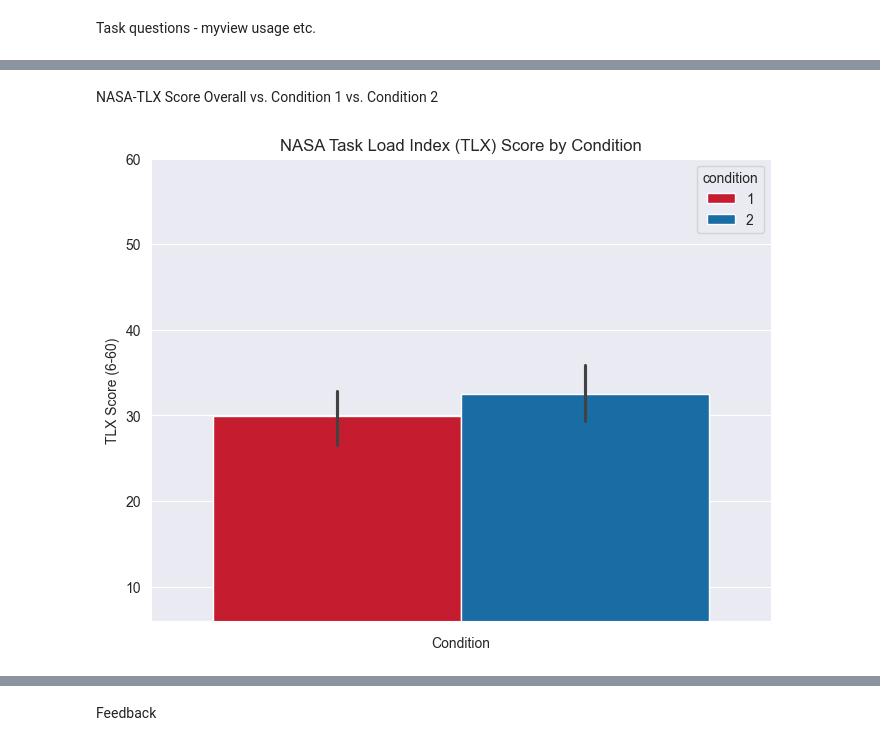
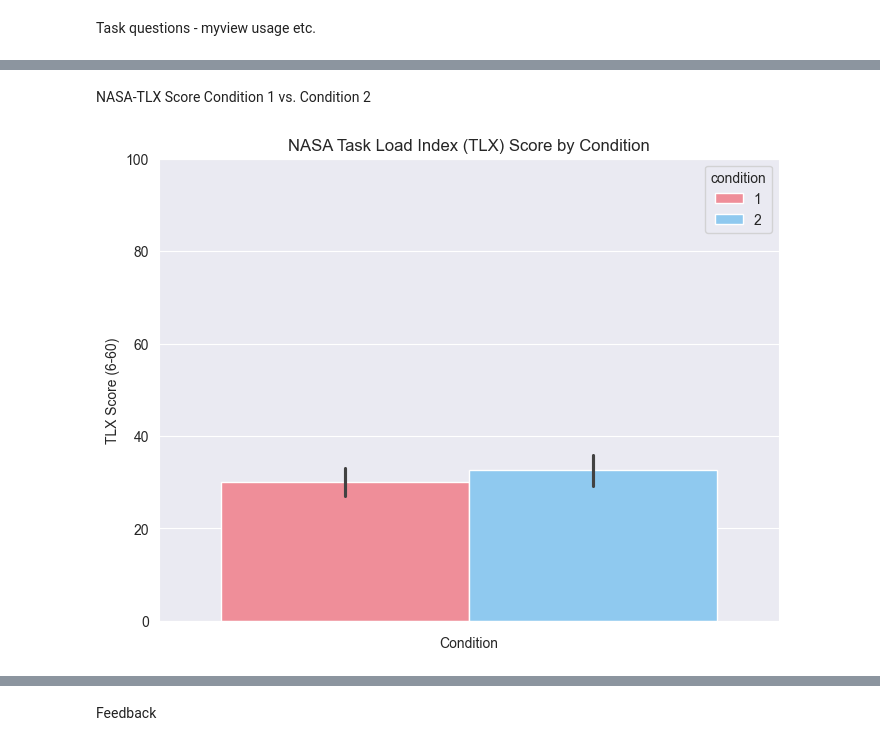
Before and after one commit to pinkstegosaurus99/plot_visualization, a Jupyter notebook: plotting.ipynb, the cells around one changed output, grey strips where cells are left out. Drawn from its saved outputs; the diff is of its cells as text; code cells hidden in the pictures.

```diff
--- a/plotting.ipynb
+++ b/plotting.ipynb
@@ -33,7 +33,7 @@ annotations_data = annotations_data[
     .isin(["47", "52", "72"])
 ]
 
-colours = ["#e2001a", "#0271bb", "#3b515b", "#ff7e8dff", "#7fccff", "#a7b3b9", "#FFFFFF"]
+colours = [ "#ff7e8dff", "#7fccff", "#a7b3b9","#e2001a", "#0271bb", "#3b515b",  "#FFFFFF"]
 blue_colours = ["#0271bb", "#1b7fc1", "#4d9bcf", "#67a9d6", "#80b8dd", "#99c6e3", "#b3d4ea", "#cce2f1", "#e5f0f8", "#ffffff"]
 uhhpalette = sns.set_palette(sns.color_palette(colours))
 sns.set_style("darkgrid")
@@ -930,18 +1123,18 @@ plt.show()
 # %% [markdown]
-NASA-TLX Score Overall vs. Condition 1 vs. Condition 2
+NASA-TLX Score Condition 1 vs. Condition 2
 # %%
 # NASA-TLX Score Overall vs. Condition 1 vs. Condition 2
 tlx_cols = ['tlx_mental', 'tlx_physical', 'tlx_temporal', 'tlx_performance', 'tlx_effort', 'tlx_frustration']
 full_data['tlx_score'] = full_data[tlx_cols].apply(lambda x: x.str.split(' - ').str[0].astype(int)).sum(axis=1)
 
 # Plot
 plt.figure(figsize=(8, 6))
 sns.barplot(data=full_data, hue='condition', y='tlx_score', palette=colours[:2])
 plt.title('NASA Task Load Index (TLX) Score by Condition')
 plt.xlabel('Condition')
 plt.ylabel('TLX Score (6-60)')
-plt.ylim(6, 60)
+plt.ylim(0, 100)
 plt.savefig('images/tlx_score_comparison.png', dpi=150)
 plt.show()
 # %% [output]
-[figure, old version]
+[figure, new version]
```
Also changed, not shown: parts of 19 cells of this notebook, 2 other files.
